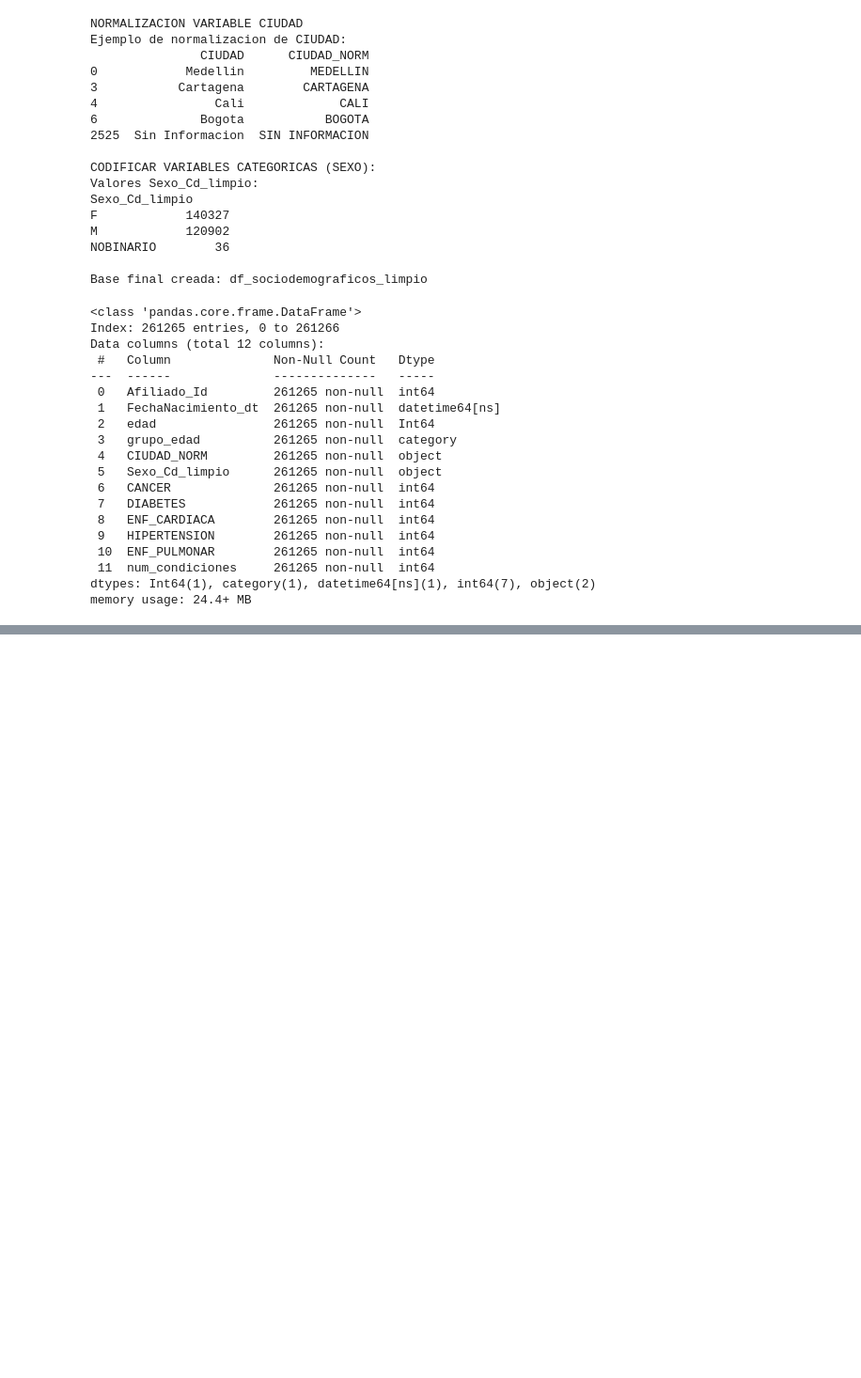
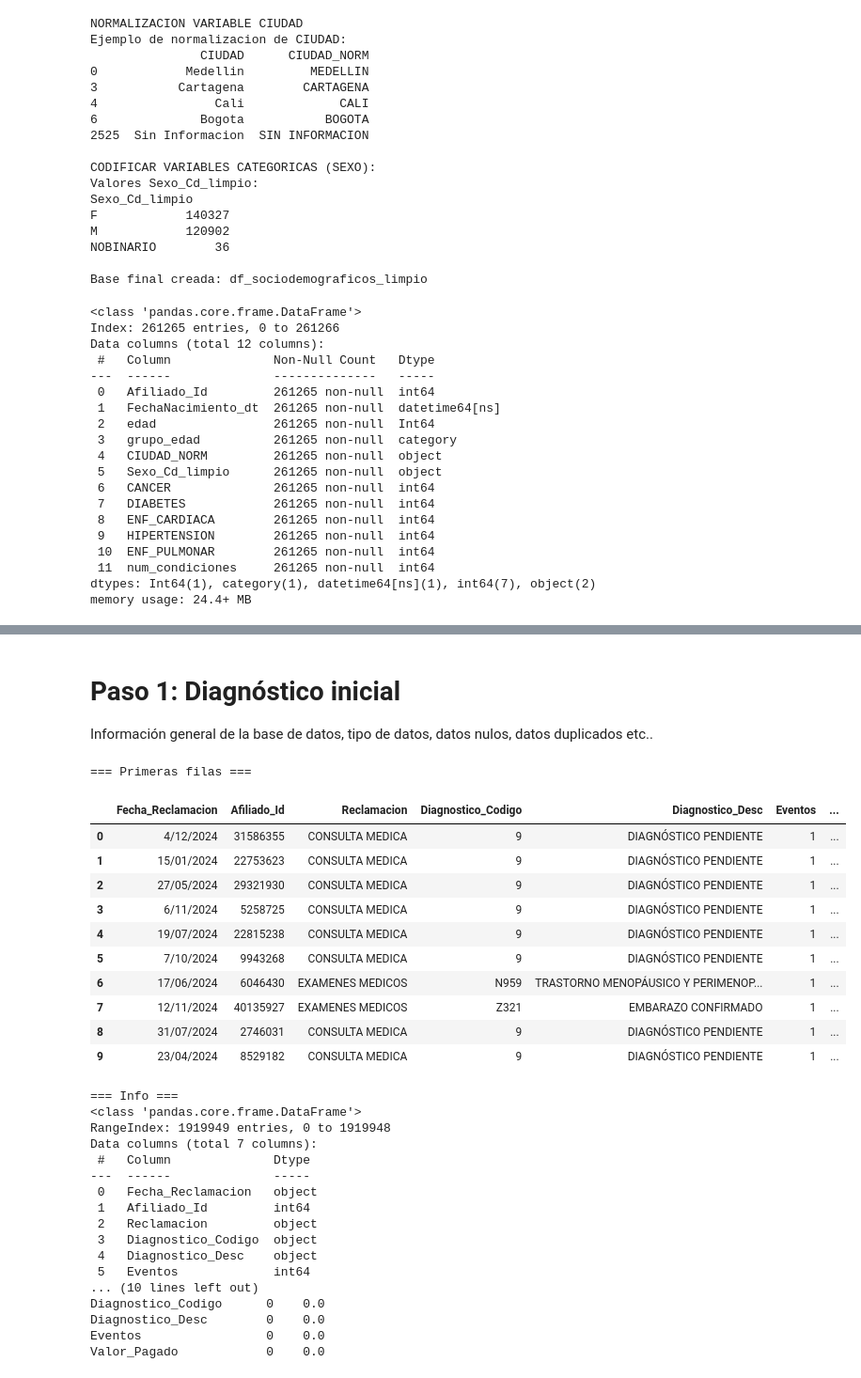
Before and after one commit to yacuervo18/Proyecto_Analitica_II, a Jupyter notebook: src/UdeA_Insurance_Avance1.ipynb, the cells around one changed output, grey strips where cells are left out. Shown at 94% size. Drawn from its saved outputs; the diff is of its cells as text; code cells hidden in the pictures; blank space fills up the shorter version.

Commit message:
Ajustando codigo para limpiar base de datos siniestros

```diff
--- a/src/UdeA_Insurance_Avance1.ipynb
+++ b/src/UdeA_Insurance_Avance1.ipynb
@@ -474,0 +489,48 @@ memory usage: 24.4+ MB
+# %% [markdown]
+# Paso 1: Diagnóstico inicial
+Información general de la base de datos, tipo de datos, datos nulos, datos duplicados etc..
+# %%
+# Leer la base de siniestros (ajusta el separador si hace falta)
+df_siniestros = pd.read_csv(data_dir / "BD_Siniestros.txt", sep="\t", encoding="latin1")
+
+# Diagnóstico inicial ──────────────────────────────────────────────────
+print('=== Primeras filas ===')
+display(df_siniestros.head(10))
+
+print('\n=== Info ===')
+print(df_siniestros.info())
+
+print('\n=== Nulos por columna ===')
+nulos_sin = df_siniestros.isnull().sum()
+pct_sin   = (nulos_sin / len(df_siniestros) * 100).round(3)
+print(pd.DataFrame({'nulos': nulos_sin, 'pct_%': pct_sin}))
+# %% [output]
+=== Primeras filas ===
+|  | Fecha_Reclamacion | Afiliado_Id | Reclamacion | Diagnostico_Codigo | Diagnostico_Desc | Eventos | ... |
+| 0 | 4/12/2024 | 31586355 | CONSULTA MEDICA | 9 | DIAGNÓSTICO PENDIENTE | 1 | ... |
+| 1 | 15/01/2024 | 22753623 | CONSULTA MEDICA | 9 | DIAGNÓSTICO PENDIENTE | 1 | ... |
+| 2 | 27/05/2024 | 29321930 | CONSULTA MEDICA | 9 | DIAGNÓSTICO PENDIENTE | 1 | ... |
+| 3 | 6/11/2024 | 5258725 | CONSULTA MEDICA | 9 | DIAGNÓSTICO PENDIENTE | 1 | ... |
+| 4 | 19/07/2024 | 22815238 | CONSULTA MEDICA | 9 | DIAGNÓSTICO PENDIENTE | 1 | ... |
+| 5 | 7/10/2024 | 9943268 | CONSULTA MEDICA | 9 | DIAGNÓSTICO PENDIENTE | 1 | ... |
+| 6 | 17/06/2024 | 6046430 | EXAMENES MEDICOS | N959 | TRASTORNO MENOPÁUSICO Y PERIMENOP... | 1 | ... |
+| 7 | 12/11/2024 | 40135927 | EXAMENES MEDICOS | Z321 | EMBARAZO CONFIRMADO | 1 | ... |
+| 8 | 31/07/2024 | 2746031 | CONSULTA MEDICA | 9 | DIAGNÓSTICO PENDIENTE | 1 | ... |
+| 9 | 23/04/2024 | 8529182 | CONSULTA MEDICA | 9 | DIAGNÓSTICO PENDIENTE | 1 | ... |
+=== Info ===
+<class 'pandas.core.frame.DataFrame'>
+RangeIndex: 1919949 entries, 0 to 1919948
+Data columns (total 7 columns):
+ #   Column              Dtype
+---  ------              -----
+ 0   Fecha_Reclamacion   object
+ 1   Afiliado_Id         int64
+ 2   Reclamacion         object
+ 3   Diagnostico_Codigo  object
+ 4   Diagnostico_Desc    object
+ 5   Eventos             int64
+... (10 lines left out)
+Diagnostico_Codigo      0    0.0
+Diagnostico_Desc        0    0.0
+Eventos                 0    0.0
+Valor_Pagado            0    0.0
```
Also changed, not shown: parts of 2 cells of this notebook.
